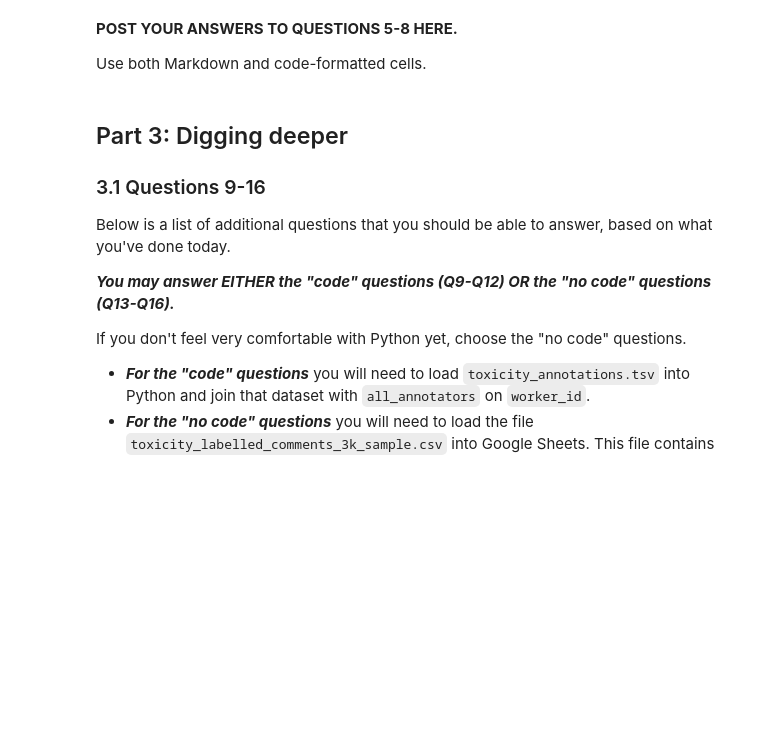
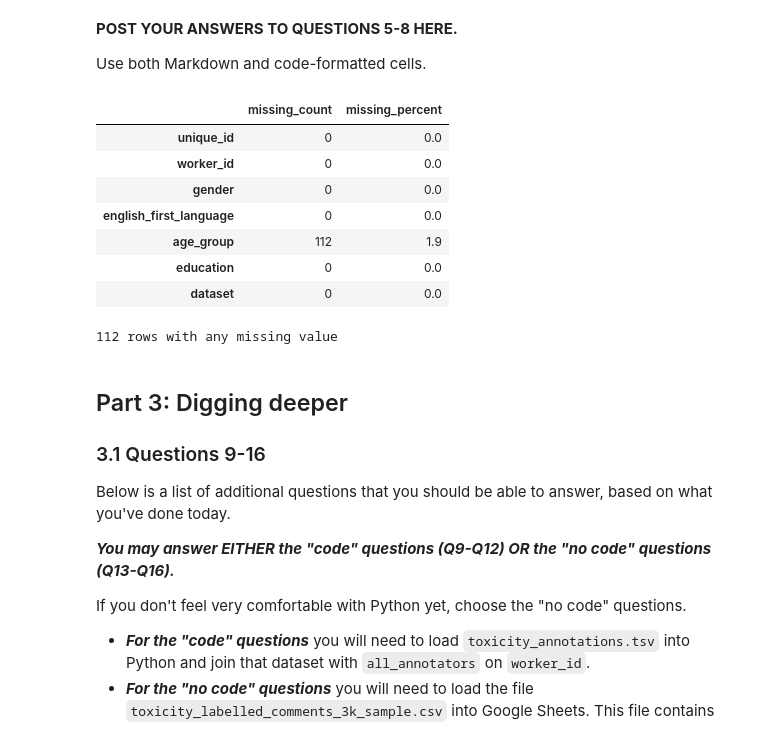
Before and after one commit to pspandle/HCDE-410, a Jupyter notebook: A2/hcde410-a2.ipynb, the cells around one changed output. Drawn from its saved outputs; the diff is of its cells as text; code cells hidden in the pictures; blank space fills up the shorter version.

```diff
--- a/A2/hcde410-a2.ipynb
+++ b/A2/hcde410-a2.ipynb
@@ -519,3 +517,23 @@ Use both Markdown and code-formatted cells.
+# %%
+#[Here's a starter code cell for Q5-q8]
+missing = pd.DataFrame({
+    "missing_count": df.isna().sum(),
+    "missing_percent": (df.isna().mean() * 100).round(1)
+})
+display(missing)
+
+# rows with at least one missing field
+print((df.isna().any(axis=1)).sum(), "rows with any missing value")
+# %% [output]
+|  | missing_count | missing_percent |
+| unique_id | 0 | 0.0 |
+| worker_id | 0 | 0.0 |
+| gender | 0 | 0.0 |
+| english_first_language | 0 | 0.0 |
+| age_group | 112 | 1.9 |
+| education | 0 | 0.0 |
+| dataset | 0 | 0.0 |
+112 rows with any missing value
 # %% [markdown]
 ## Part 3: Digging deeper
 
```
Also changed, not shown: parts of 3 cells of this notebook.
